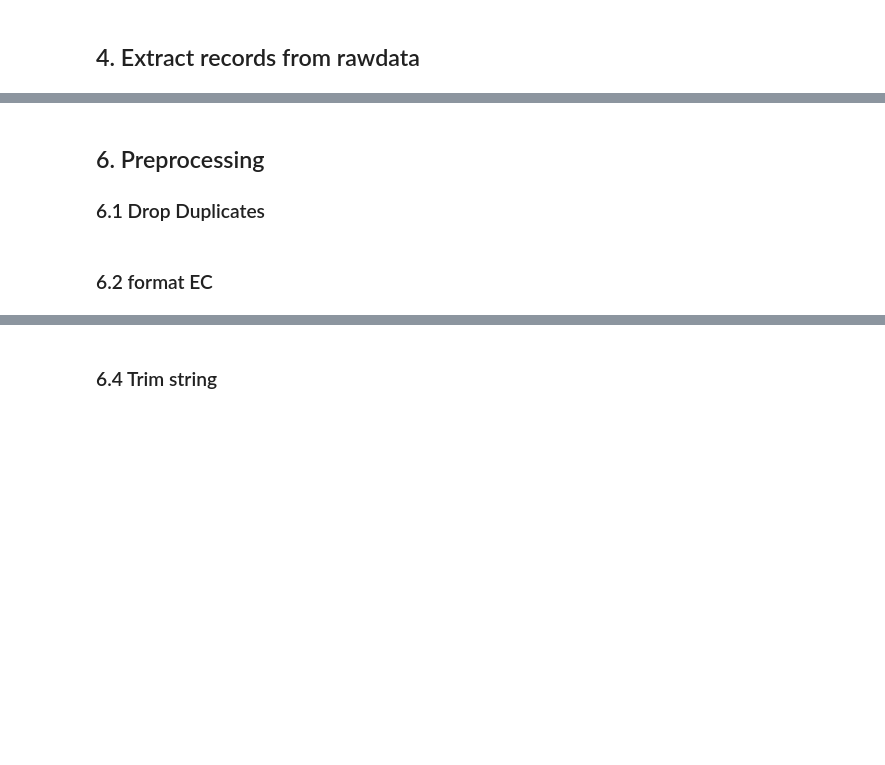
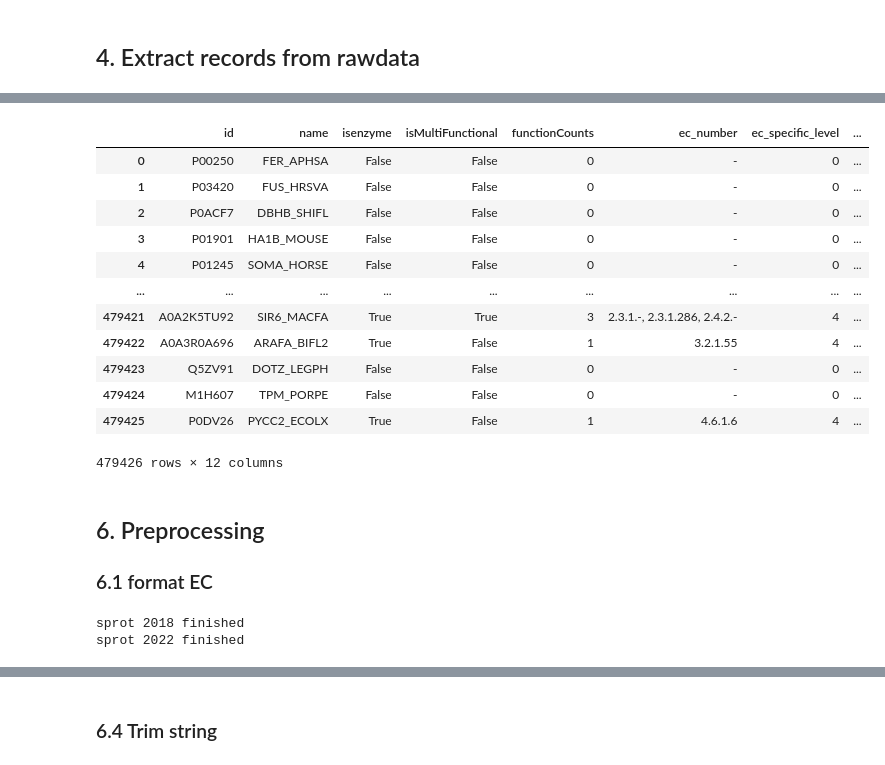
Before and after one commit to kingstdio/ECRECer, a Jupyter notebook: prepare_task_dataset.ipynb, the cells around one changed output, grey strips where cells are left out. Saved outputs shown, nothing was run; the diff lists cells and outputs as text; code cells hidden in the pictures; blank space fills up the shorter version.

```diff
--- a/prepare_task_dataset.ipynb
+++ b/prepare_task_dataset.ipynb
@@ -154,3 +177,19 @@ sprot2020 = mtool.convert_DF_dateTime(inputdf = sprot2020)
+# %%
+sprot2022
+# %% [output]
+|  | id | name | isenzyme | isMultiFunctional | functionCounts | ec_number | ec_specific_level | ... |
+| 0 | P00250 | FER_APHSA | False | False | 0 | - | 0 | ... |
+| 1 | P03420 | FUS_HRSVA | False | False | 0 | - | 0 | ... |
+| 2 | P0ACF7 | DBHB_SHIFL | False | False | 0 | - | 0 | ... |
+| 3 | P01901 | HA1B_MOUSE | False | False | 0 | - | 0 | ... |
+| 4 | P01245 | SOMA_HORSE | False | False | 0 | - | 0 | ... |
+| ... | ... | ... | ... | ... | ... | ... | ... | ... |
+| 479421 | A0A2K5TU92 | SIR6_MACFA | True | True | 3 | 2.3.1.-, 2.3.1.286, 2.4.2.- | 4 | ... |
+| 479422 | A0A3R0A696 | ARAFA_BIFL2 | True | False | 1 | 3.2.1.55 | 4 | ... |
+| 479423 | Q5ZV91 | DOTZ_LEGPH | False | False | 0 | - | 0 | ... |
+| 479424 | M1H607 | TPM_PORPE | False | False | 0 | - | 0 | ... |
+| 479425 | P0DV26 | PYCC2_ECOLX | True | False | 1 | 4.6.1.6 | 4 | ... |
+479426 rows × 12 columns
 # %% [markdown]
 ## 6. Preprocessing
-### 6.1 Drop Duplicates
+### 6.1 format EC
@@ -162,12 +196,16 @@ sprot2020.reset_index(drop=True, inplace=True)
-# %% [markdown]
-### 6.2 format EC
 # %%
 #sprot2018
 sprot2018['ec_number'] = sprot2018.ec_number.parallel_apply(lambda x: format_ec(x))
 sprot2018['ec_number'] = sprot2018.ec_number.parallel_apply(lambda x: specific_ecs(x))
 sprot2018['functionCounts'] = sprot2018.ec_number.parallel_apply(lambda x: 0 if x=='-'  else len(x.split(',')))
+print('sprot 2018 finished')
 
-#sprot2020
-sprot2020['ec_number'] = sprot2020.ec_number.parallel_apply(lambda x: format_ec(x))
-sprot2020['ec_number'] = sprot2020.ec_number.parallel_apply(lambda x: specific_ecs(x))
-sprot2020['functionCounts'] = sprot2020.ec_number.parallel_apply(lambda x: 0 if x=='-'  else len(x.split(',')))
+#sprot2022
+sprot2022['ec_number'] = sprot2022.ec_number.parallel_apply(lambda x: format_ec(x))
+sprot2022['ec_number'] = sprot2022.ec_number.parallel_apply(lambda x: specific_ecs(x))
+sprot2022['functionCounts'] = sprot2022.ec_number.parallel_apply(lambda x: 0 if x=='-'  else len(x.split(',')))
+
+print('sprot 2022 finished')
+# %% [output]
+sprot 2018 finished
+sprot 2022 finished
```
Also changed, not shown: parts of 28 cells of this notebook, 2 other files.
